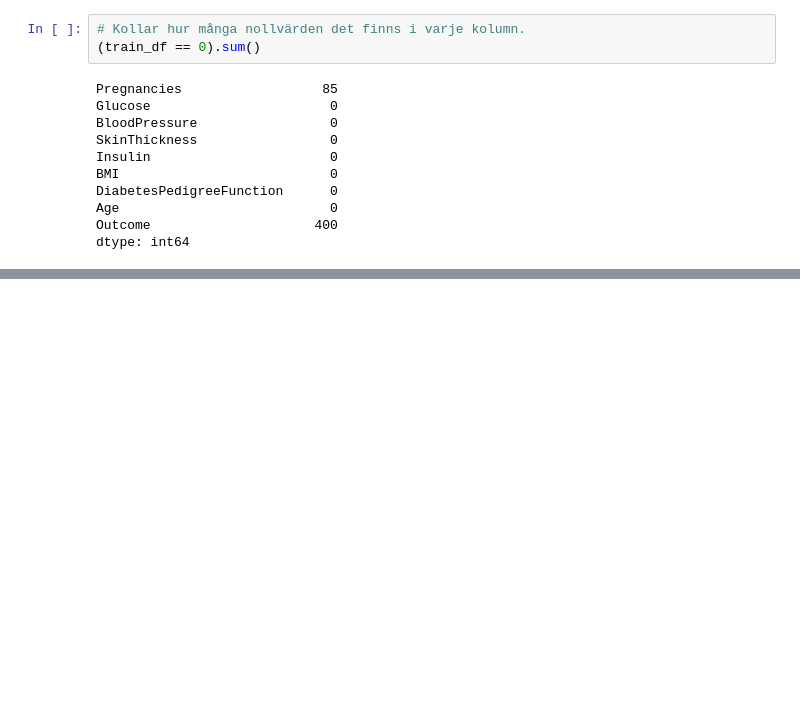
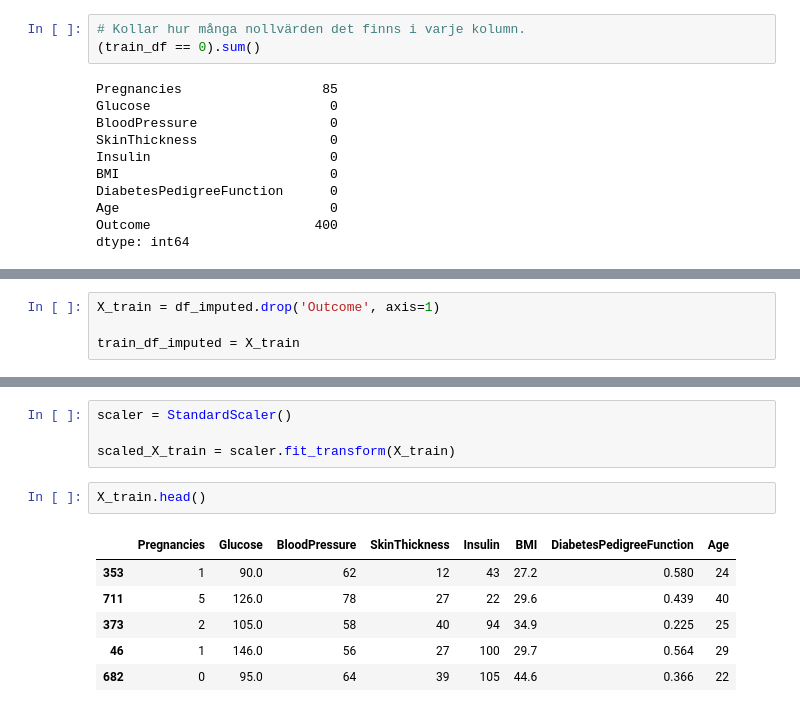
Before and after one commit to LinneaBackgard/DataScienceProjectSpring23, a Jupyter notebook: projekt_diabetes.ipynb, the cells around one changed output, grey strips where cells are left out. Cells and saved outputs as stored; diff of their text form; blank space fills up the shorter version.

```diff
--- a/projekt_diabetes.ipynb
+++ b/projekt_diabetes.ipynb
@@ -248,0 +250,4 @@ scaled_X_train
+# %%
+X_train = df_imputed.drop('Outcome', axis=1)
+
+train_df_imputed = X_train
@@ -248,0 +289,13 @@ scaled_X_train
+# %%
+scaler = StandardScaler()
+
+scaled_X_train = scaler.fit_transform(X_train)
+# %%
+X_train.head()
+# %% [output]
+|  | Pregnancies | Glucose | BloodPressure | SkinThickness | Insulin | BMI | DiabetesPedigreeFunction | Age |
+| 353 | 1 | 90.0 | 62 | 12 | 43 | 27.2 | 0.580 | 24 |
+| 711 | 5 | 126.0 | 78 | 27 | 22 | 29.6 | 0.439 | 40 |
+| 373 | 2 | 105.0 | 58 | 40 | 94 | 34.9 | 0.225 | 25 |
+| 46 | 1 | 146.0 | 56 | 27 | 100 | 29.7 | 0.564 | 29 |
+| 682 | 0 | 95.0 | 64 | 39 | 105 | 44.6 | 0.366 | 22 |
```
Also changed, not shown: parts of 10 cells of this notebook.
